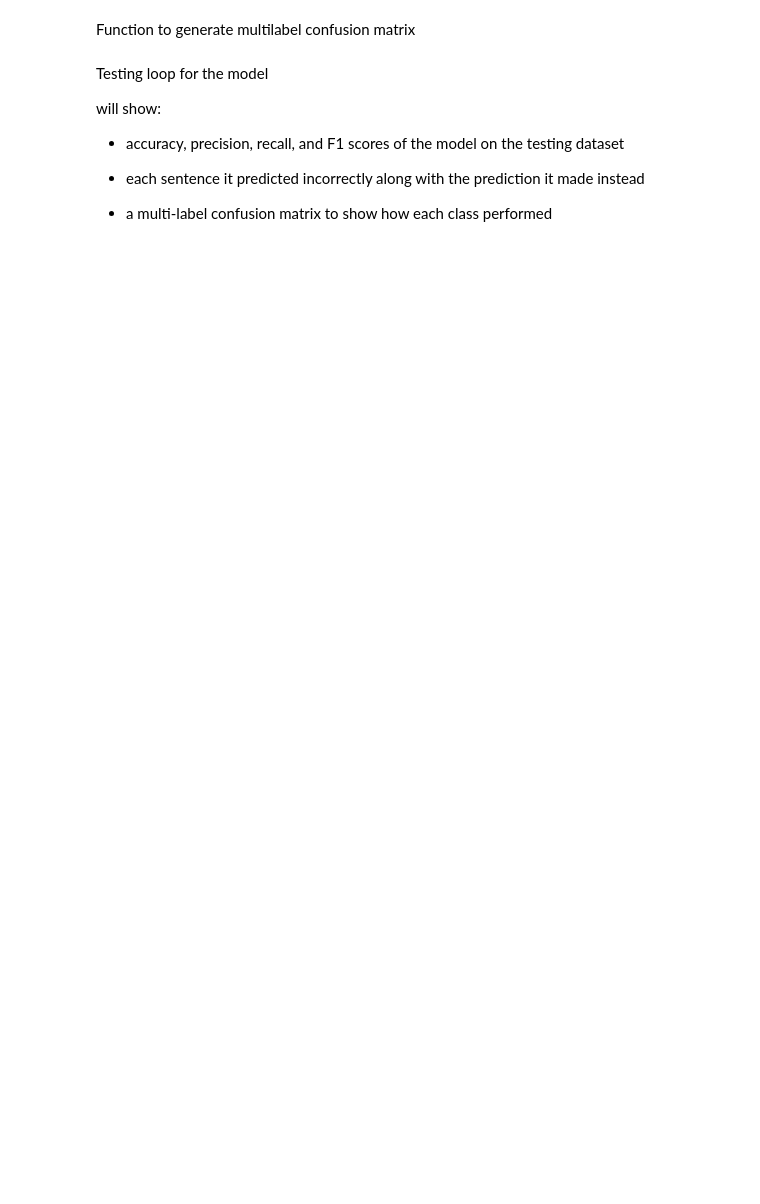
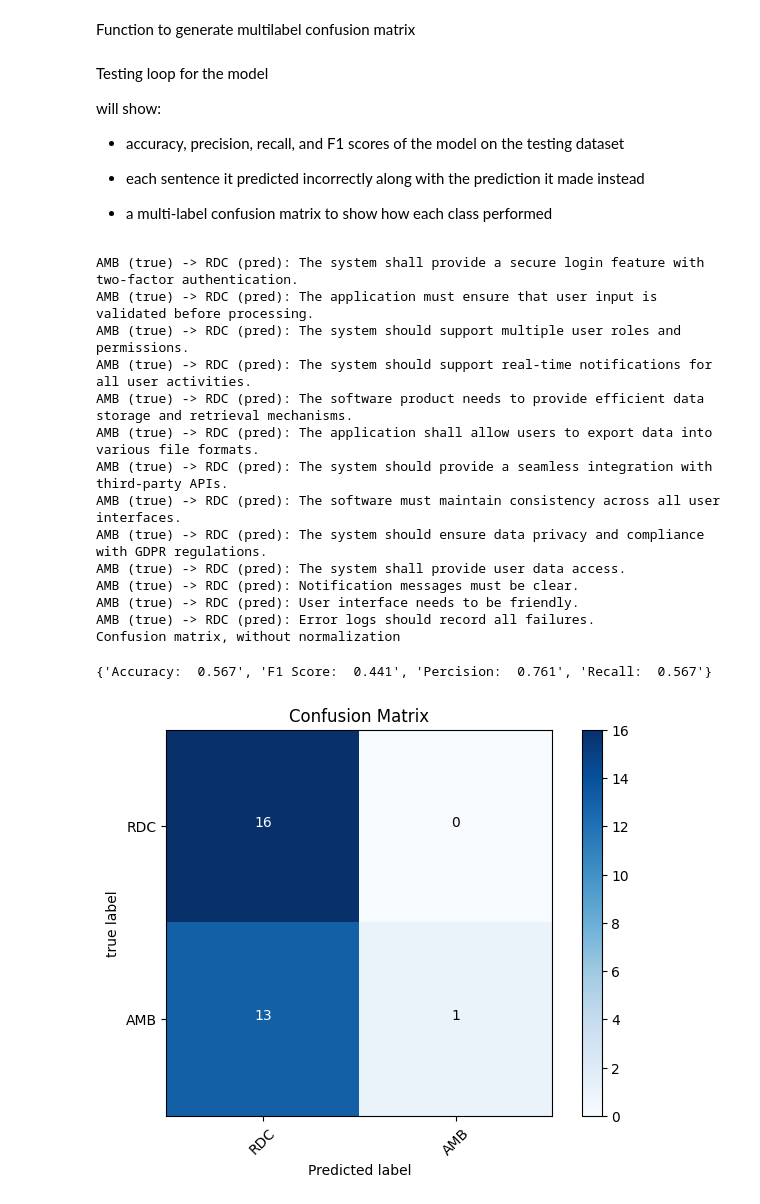
Before and after one commit to b-price/lc-lq-automation, a Jupyter notebook: COSC_432_BERT_Classifier.ipynb, the cells around one changed output. Cells and saved outputs as stored; diff of their text form; code cells hidden in the pictures; blank space fills up the shorter version.

```diff
--- a/COSC_432_BERT_Classifier.ipynb
+++ b/COSC_432_BERT_Classifier.ipynb
@@ -23,12 +23,8 @@ import numpy as np
 from transformers import BertTokenizer
 
 tokenizer = BertTokenizer.from_pretrained('bert-base-cased')
-labels = {'CO1, SY1':0,
-          'SY1, CO1':1,
-          'SY1, SY2':2,
-          'CO1, CO2':3,
-          'CO1':4,
-          'SY1':5,
+labels = {'RDC':0,
+          'AMB':1,
           }
 
 
@@ -36,7 +32,7 @@ class Dataset(torch.utils.data.Dataset):
 
     def __init__(self, df):
 
-        self.labels = [labels[label] for label in df['LC Code']]
+        self.labels = [labels[label] for label in df['LQ Code']]
         self.texts = [tokenizer(text,
                                padding='max_length', max_length = 512, truncation=True,
                                 return_tensors="pt") for text in df['Excerpt']]
@@ -364,37 +381,54 @@ def evaluate(model, test_data: DataFrame):
     total_acc_test = 0
     test_pred = []
     test_true = []
-    test_class = test_data['class_name'].tolist()
+    test_class = test_data['LQ Code'].tolist()
     test_sentence = test_data['Excerpt'].tolist()
-    test_pred_class = ['CO1, SY1', 'SY1, CO1', 'CO1, CO2', 'SY1, SY2', 'CO1', 'SY1']
+    test_pred_class = ['RDC','AMB']
 
     with torch.no_grad():
 
         for test_input, test_label in test_dataloader:
 
               test_label = test_label.to(device)
               mask = test_input['attention_mask'].to(device)
               input_id = test_input['input_ids'].squeeze(1).to(device)
 
               output = model(input_id, mask)
               _, predicted = torch.max(output.data, 1)
               test_pred.extend(predicted.cpu().numpy())
               test_true.extend(test_label.cpu().numpy())
               acc = (output.argmax(dim=1) == test_label).sum().item()
               total_acc_test += acc
 
     for i in range(len(test_pred)):
         if(test_true[i] != test_pred[i]):
             print(test_class[i] + " (true) -> " + test_pred_class[test_pred[i]] + " (pred): " + test_sentence[i] )
 
     cm = confusion_matrix(test_true, test_pred)
-    cm_plot_labels = ['CO1, SY1', 'SY1, CO1', 'CO1, CO2', 'SY1, SY2', 'CO1', 'SY1']
+    cm_plot_labels = ['RDC','AMB']
     plot_confusion_matrix(cm, cm_plot_labels, title='Confusion Matrix')
     # print(f'Test Accuracy: {total_acc_test / len(test_data): .3f}')
 
     return {f"Accuracy: {total_acc_test / len(test_data): .3f}",
              f"F1 Score: {f1_score(test_true, test_pred, average='weighted'): .3f}",
              f"Percision: {precision_score(test_true, test_pred, average='weighted'): .3f}",
              f"Recall: {recall_score(test_true, test_pred, average='weighted'): .3f}"}
 
 evaluate(model, df_test)
+# %% [output]
+AMB (true) -> RDC (pred): The system shall provide a secure login feature with two-factor authentication.
+AMB (true) -> RDC (pred): The application must ensure that user input is validated before processing.
+AMB (true) -> RDC (pred): The system should support multiple user roles and permissions.
+AMB (true) -> RDC (pred): The system should support real-time notifications for all user activities.
+AMB (true) -> RDC (pred): The software product needs to provide efficient data storage and retrieval mechanisms.
+AMB (true) -> RDC (pred): The application shall allow users to export data into various file formats.
+AMB (true) -> RDC (pred): The system should provide a seamless integration with third-party APIs.
+AMB (true) -> RDC (pred): The software must maintain consistency across all user interfaces.
+AMB (true) -> RDC (pred): The system should ensure data privacy and compliance with GDPR regulations.
+AMB (true) -> RDC (pred): The system shall provide user data access.
+AMB (true) -> RDC (pred): Notification messages must be clear.
+AMB (true) -> RDC (pred): User interface needs to be friendly.
+AMB (true) -> RDC (pred): Error logs should record all failures.
+Confusion matrix, without normalization
+{'Accuracy:  0.567', 'F1 Score:  0.441', 'Percision:  0.761', 'Recall:  0.567'}
+[figure, added]
```
Also changed, not shown: parts of 7 cells of this notebook, 15 other files.
